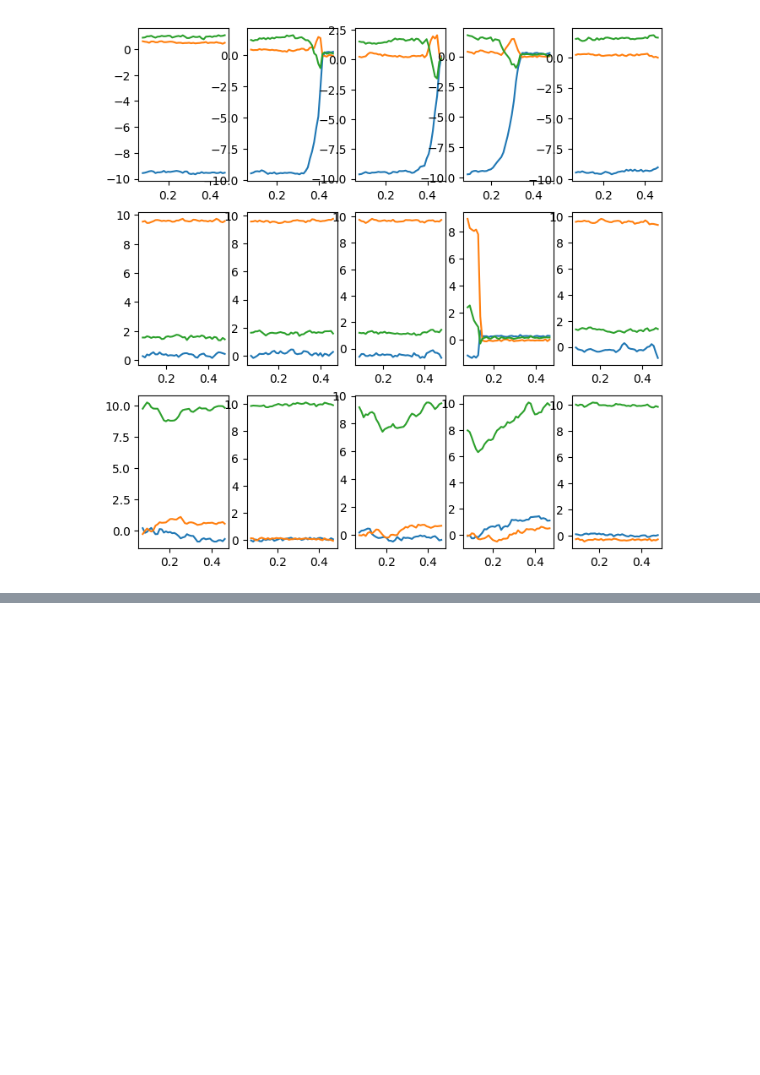
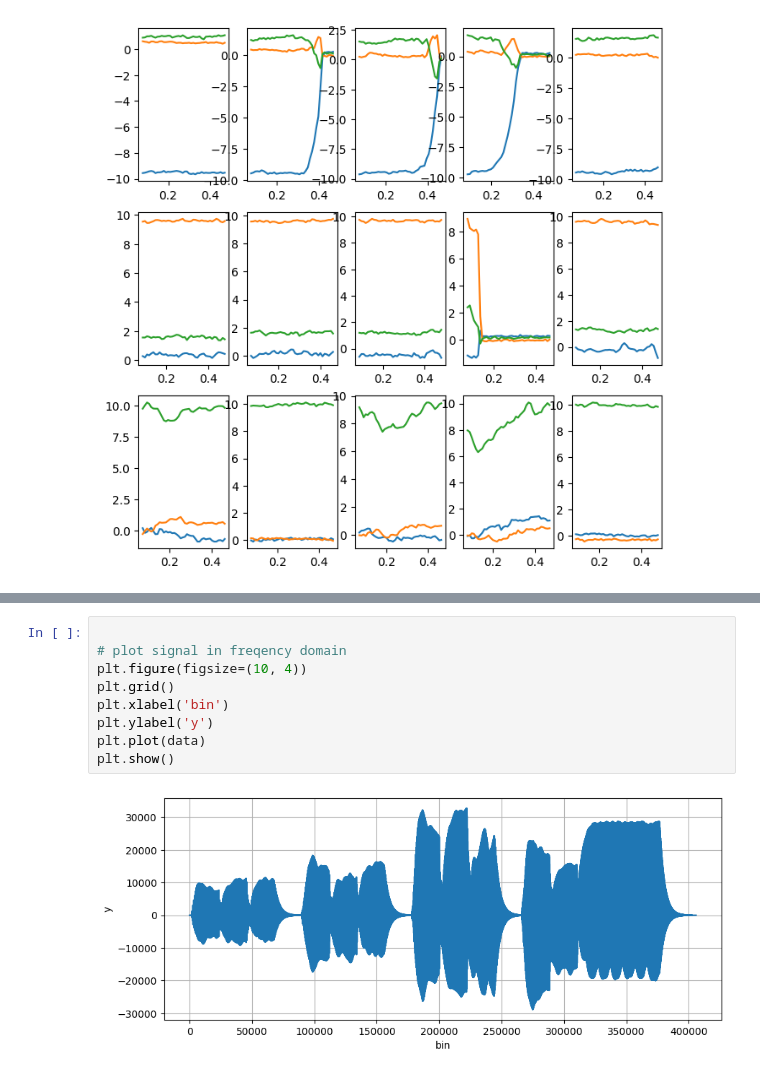
Before and after one commit to dudung/folder-as-datalake, a Jupyter notebook: src/student/view_data.ipynb, the cells around one changed output, grey strips where cells are left out. Saved outputs shown, nothing was run; the diff lists cells and outputs as text; blank space fills up the shorter version.

```diff
--- a/src/student/view_data.ipynb
+++ b/src/student/view_data.ipynb
@@ -84,0 +123,11 @@ plt.show()
+# %%
+
+# plot signal in freqency domain
+plt.figure(figsize=(10, 4))
+plt.grid()
+plt.xlabel('bin')
+plt.ylabel('y')
+plt.plot(data)
+plt.show()
+# %% [output]
+[figure, added]
```
Also changed, not shown: parts of 1 cell of this notebook.
